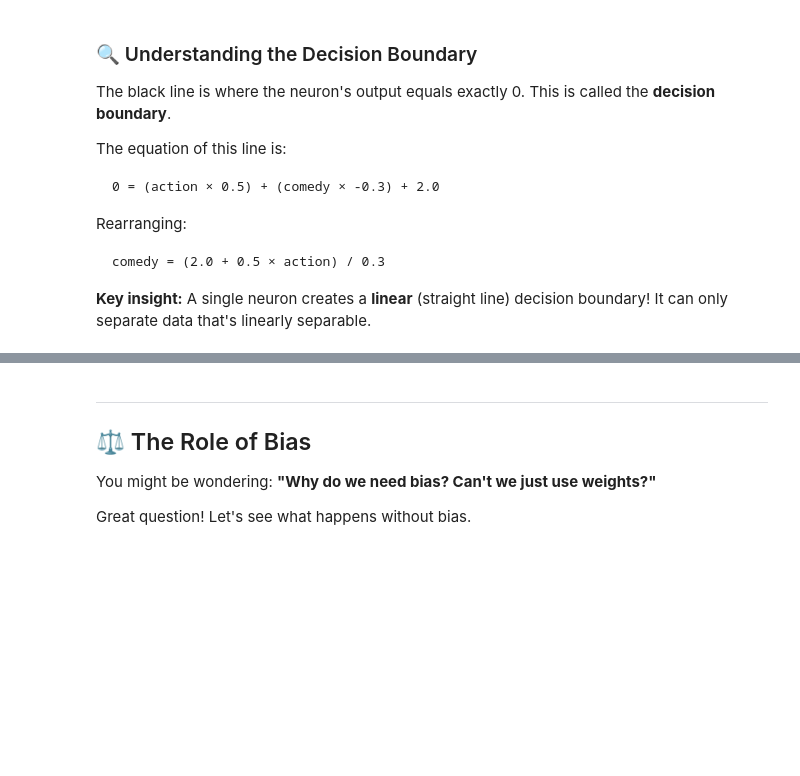
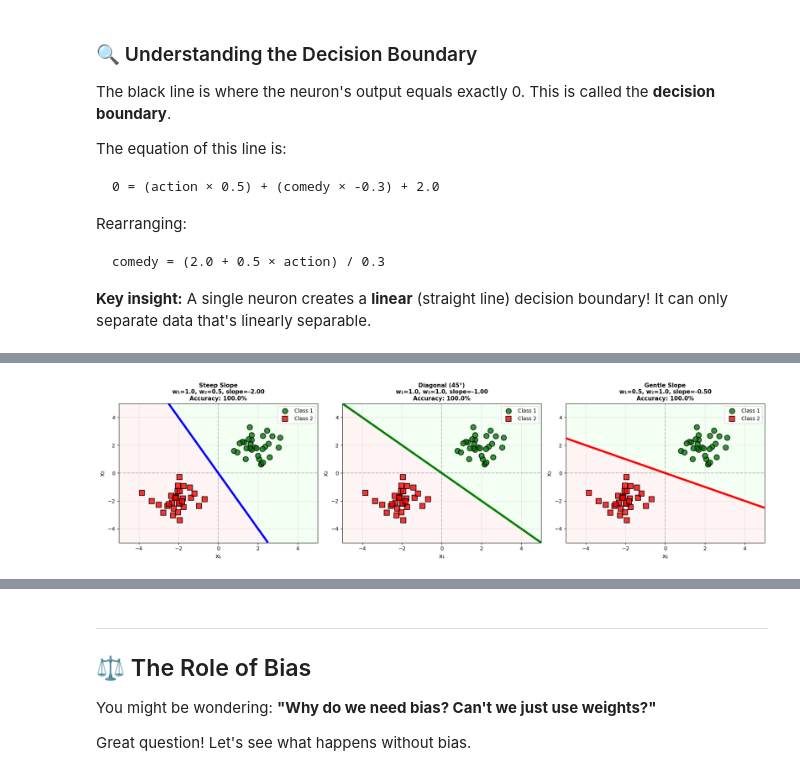
Before and after one commit to brucelee2077/applied-ai-research, a Jupyter notebook: 00-neural-networks/fundamentals/02_single_neuron.ipynb, the cells around one changed output, grey strips where cells are left out. Saved outputs shown, nothing was run; the diff lists cells and outputs as text; code cells hidden in the pictures; blank space fills up the shorter version.

```diff
--- a/00-neural-networks/fundamentals/02_single_neuron.ipynb
+++ b/00-neural-networks/fundamentals/02_single_neuron.ipynb
@@ -334,0 +866,87 @@ comedy = (2.0 + 0.5 × action) / 0.3
+# %%
+def compare_boundary_slopes():
+    """
+    Compare three different decision boundaries with different slopes on the same data.
+    """
+    # Create sample data
+    np.random.seed(42)
+    class1_data = np.random.randn(30, 2) * 0.7 + [2, 2]
+    class2_data = np.random.randn(30, 2) * 0.7 - [2, 2]
+
+    # Three different weight combinations (same bias for fair comparison)
+    configs = [
+        {'w1': 1.0, 'w2': 0.5, 'name': 'Steep Slope', 'color': 'blue'},
+        {'w1': 1.0, 'w2': 1.0, 'name': 'Diagonal (45°)', 'color': 'green'},
+        {'w1': 0.5, 'w2': 1.0, 'name': 'Gentle Slope', 'color': 'red'},
+    ]
+    bias = 0.0
+
+    # Create figure
+    fig, axes = plt.subplots(1, 3, figsize=(18, 5))
+
+    # Grid for contour
+    x1_range = np.linspace(-5, 5, 200)
+    x2_range = np.linspace(-5, 5, 200)
+    X1, X2 = np.meshgrid(x1_range, x2_range)
+
+    for idx, config in enumerate(configs):
+        ax = axes[idx]
+        w1, w2 = config['w1'], config['w2']
+
+        # Calculate decision boundary
+        Z = w1 * X1 + w2 * X2 + bias
+        Z_binary = (Z > 0).astype(int)
+
+        # Plot regions
+        ax.contourf(X1, X2, Z_binary, levels=1,
+                   colors=['#ffeeee', '#eeffee'], alpha=0.6)
+        ax.contour(X1, X2, Z, levels=[0], colors=config['color'], linewidths=4)
+
+        # Plot data
+        ax.scatter(class1_data[:, 0], class1_data[:, 1],
+                  c='green', marker='o', s=100, edgecolors='black',
+                  linewidths=1.5, label='Class 1', alpha=0.8)
+        ax.scatter(class2_data[:, 0], class2_data[:, 1],
+                  c='red', marker='s', s=100, edgecolors='black',
+                  linewidths=1.5, label='Class 2', alpha=0.8)
+
+        # Calculate accuracy
+        pred1 = w1 * class1_data[:, 0] + w2 * class1_data[:, 1] + bias
+        pred2 = w1 * class2_data[:, 0] + w2 * class2_data[:, 1] + bias
+        correct1 = np.sum(pred1 > 0)
+        correct2 = np.sum(pred2 < 0)
+        accuracy = (correct1 + correct2) / (len(class1_data) + len(class2_data)) * 100
+
+        # Calculate slope for display
+        slope = -w1 / w2 if w2 != 0 else float('inf')
+
+        # Formatting
+        ax.set_xlabel('x₁', fontsize=12)
+        ax.set_ylabel('x₂', fontsize=12)
+        ax.set_title(f'{config["name"]}\n' +
+                    f'w₁={w1}, w₂={w2}, slope={slope:.2f}\n' +
+                    f'Accuracy: {accuracy:.1f}%',
+                    fontsize=11, fontweight='bold')
+        ax.set_xlim(-5, 5)
+        ax.set_ylim(-5, 5)
+        ax.grid(True, alpha=0.3)
+        ax.axhline(y=0, color='k', linestyle='--', alpha=0.2)
+        ax.axvline(x=0, color='k', linestyle='--', alpha=0.2)
+        ax.legend(loc='upper right')
+
+    plt.tight_layout()
+    plt.show()
+
+    print("\n📊 Slope Comparison:")
+    for config in configs:
+        w1, w2 = config['w1'], config['w2']
+        slope = -w1 / w2 if w2 != 0 else float('inf')
+        print(f"\n   {config['name']}:")
+        print(f"   • Weights: w₁={w1}, w₂={w2}")
+        print(f"   • Slope: {slope:.3f}")
+        print(f"   • Angle: {np.degrees(np.arctan(slope)):.1f}°")
+
+# Run the comparison
+print("🎨 Comparing Decision Boundaries with Different Slopes:")
+compare_boundary_slopes()
+# %% [output]
@@ -334,0 +954 @@ comedy = (2.0 + 0.5 × action) / 0.3
+[figure, added]
```
Also changed, not shown: parts of 35 cells of this notebook, 2 other files.
